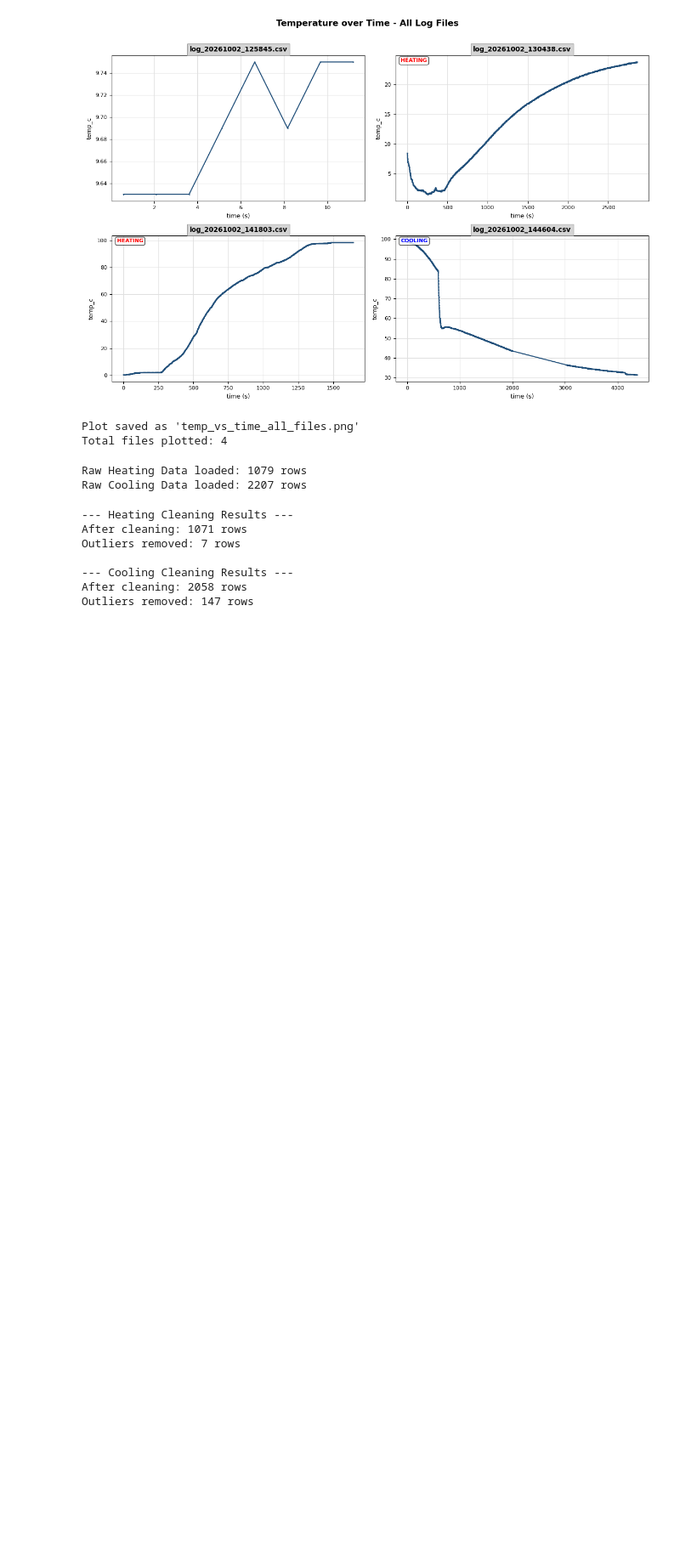
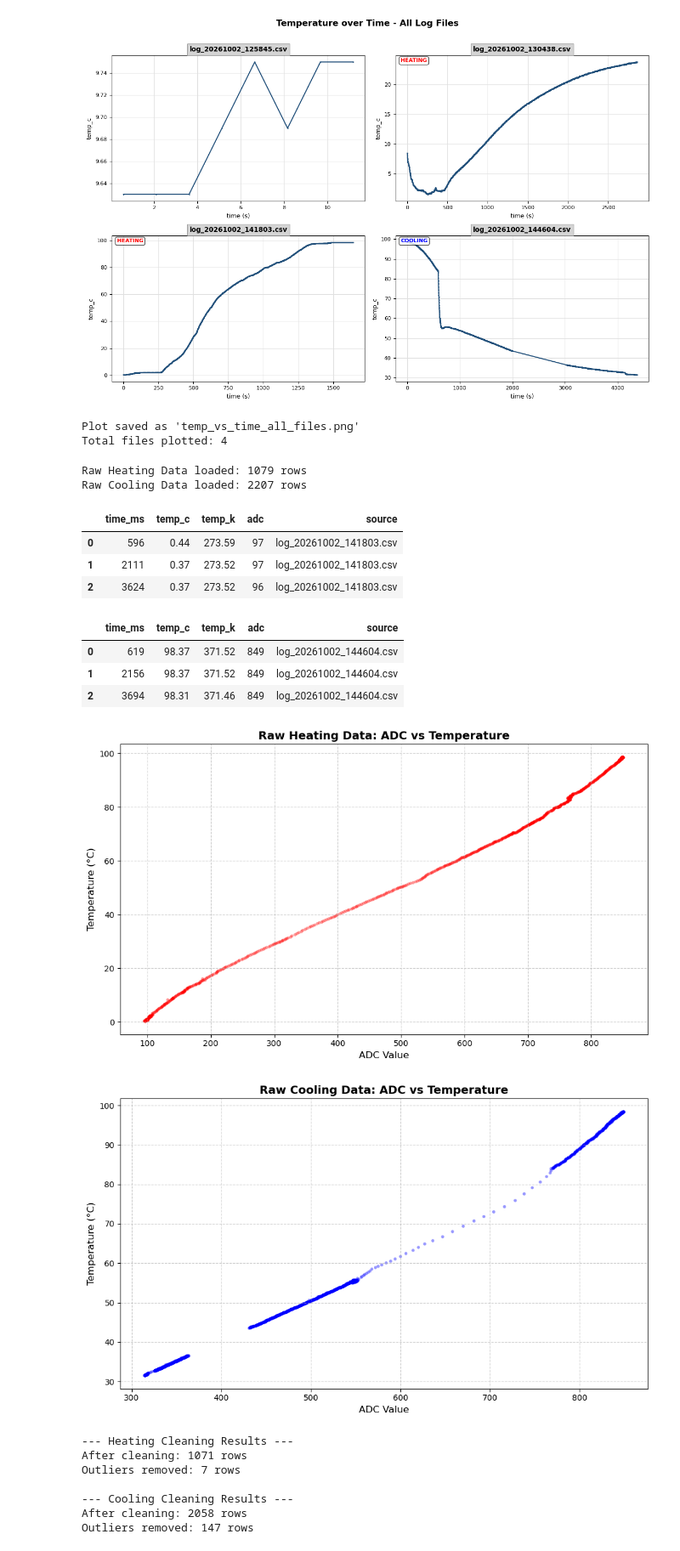
Before and after one commit to Kenura-R-Gunarathna/ph3039-lab-1, a Jupyter notebook: report/2nd_configuration_only/notebook.ipynb, the cells around one changed output. Shown at 85% size. Cells and saved outputs as stored; diff of their text form; code cells hidden in the pictures; blank space fills up the shorter version.

Commit message:
plot tmp vs ADC

```diff
--- a/report/2nd_configuration_only/notebook.ipynb
+++ b/report/2nd_configuration_only/notebook.ipynb
@@ -140,6 +141,67 @@ print(f"Raw Cooling Data loaded: {len(raw_cooling_df)} rows")
 # %% [output]
 Raw Heating Data loaded: 1079 rows
 Raw Cooling Data loaded: 2207 rows
+# %%
+raw_heating_df.head(3)  # Display first 3 rows of heating data
+# %% [output]
+|  | time_ms | temp_c | temp_k | adc | source |
+| 0 | 596 | 0.44 | 273.59 | 97 | log_20261002_141803.csv |
+| 1 | 2111 | 0.37 | 273.52 | 97 | log_20261002_141803.csv |
+| 2 | 3624 | 0.37 | 273.52 | 96 | log_20261002_141803.csv |
+# %%
+raw_cooling_df.head(3)  # Display first 3 rows of cooling data
+# %% [output]
+|  | time_ms | temp_c | temp_k | adc | source |
+| 0 | 619 | 98.37 | 371.52 | 849 | log_20261002_144604.csv |
+| 1 | 2156 | 98.37 | 371.52 | 849 | log_20261002_144604.csv |
+| 2 | 3694 | 98.31 | 371.46 | 849 | log_20261002_144604.csv |
+# %%
+import matplotlib.pyplot as plt
+
+def plot_adc_vs_temp(x, y, title="ADC vs Temperature", x_label="ADC Value", y_label="Temperature (°C)", color='blue', alpha=0.5):
+    """
+    Plots ADC values against Temperature (°C).
+
+    Parameters:
+    - x: array-like, ADC values (e.g., df['adc'])
+    - y: array-like, Temperature values in Celsius (e.g., df['temp_c'])
+    - title: str, title of the plot
+    - x_label: str, label for the x-axis
+    - y_label: str, label for the y-axis
+    - color: str, color of the scatter points
+    - alpha: float, transparency of the scatter points (0.0 to 1.0)
+    """
+    plt.figure(figsize=(10, 6))
+    plt.scatter(x, y, color=color, alpha=alpha, s=15, edgecolors='none')
+    plt.title(title, fontsize=14, fontweight='bold')
+    plt.xlabel(x_label, fontsize=12)
+    plt.ylabel(y_label, fontsize=12)
+    plt.grid(True, linestyle='--', alpha=0.6)
+    plt.tight_layout()
+    plt.show()
+# %%
+# 1. Plot Raw Heating Data
+# Replace 'heating_df' with the actual name of your heating dataframe variable
+plot_adc_vs_temp(
+    x=raw_heating_df['adc'],
+    y=raw_heating_df['temp_c'],
+    title="Raw Heating Data: ADC vs Temperature",
+    color='red',
+    alpha=0.4
+)
+
+# 2. Plot Raw Cooling Data
+# Replace 'cooling_df' with the actual name of your cooling dataframe variable
+plot_adc_vs_temp(
+    x=raw_cooling_df['adc'],
+    y=raw_cooling_df['temp_c'],
+    title="Raw Cooling Data: ADC vs Temperature",
+    color='blue',
+    alpha=0.4
+)
+# %% [output]
+[figure, added]
+[figure, added]
 # %%
 # ==========================================
 # 3. Outlier Removal Function
```
Also changed, not shown: parts of 2 cells of this notebook.
